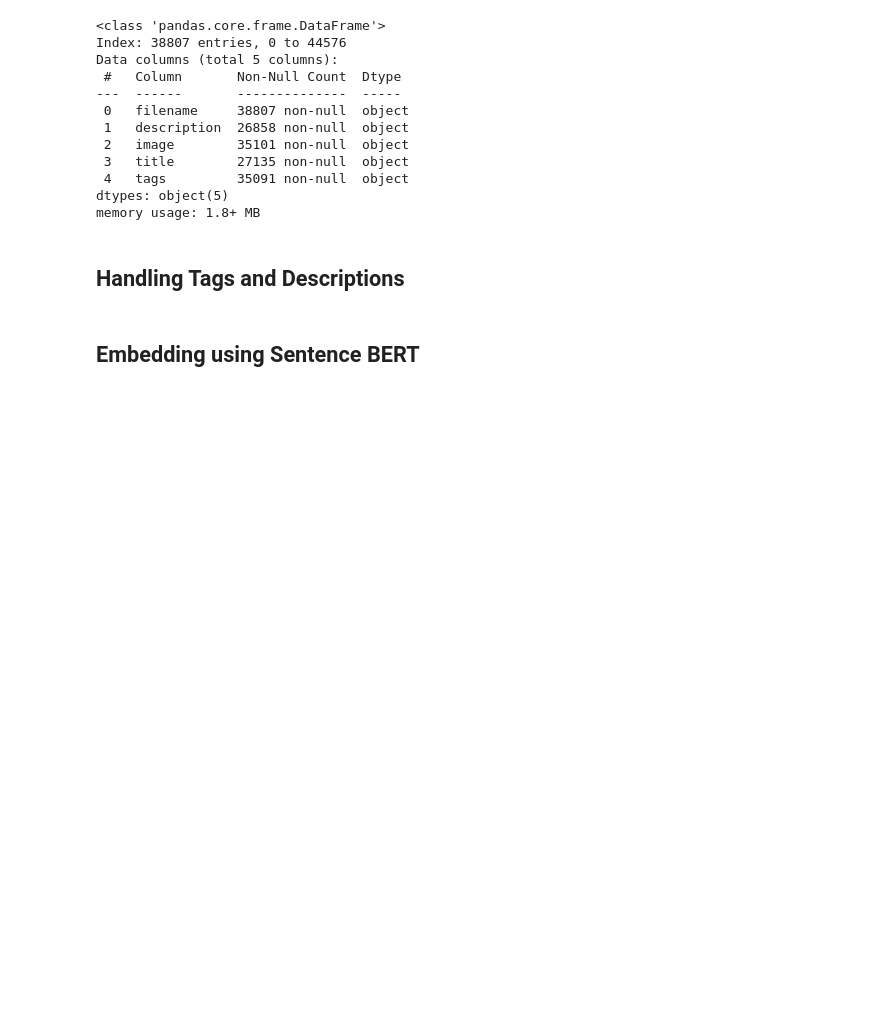
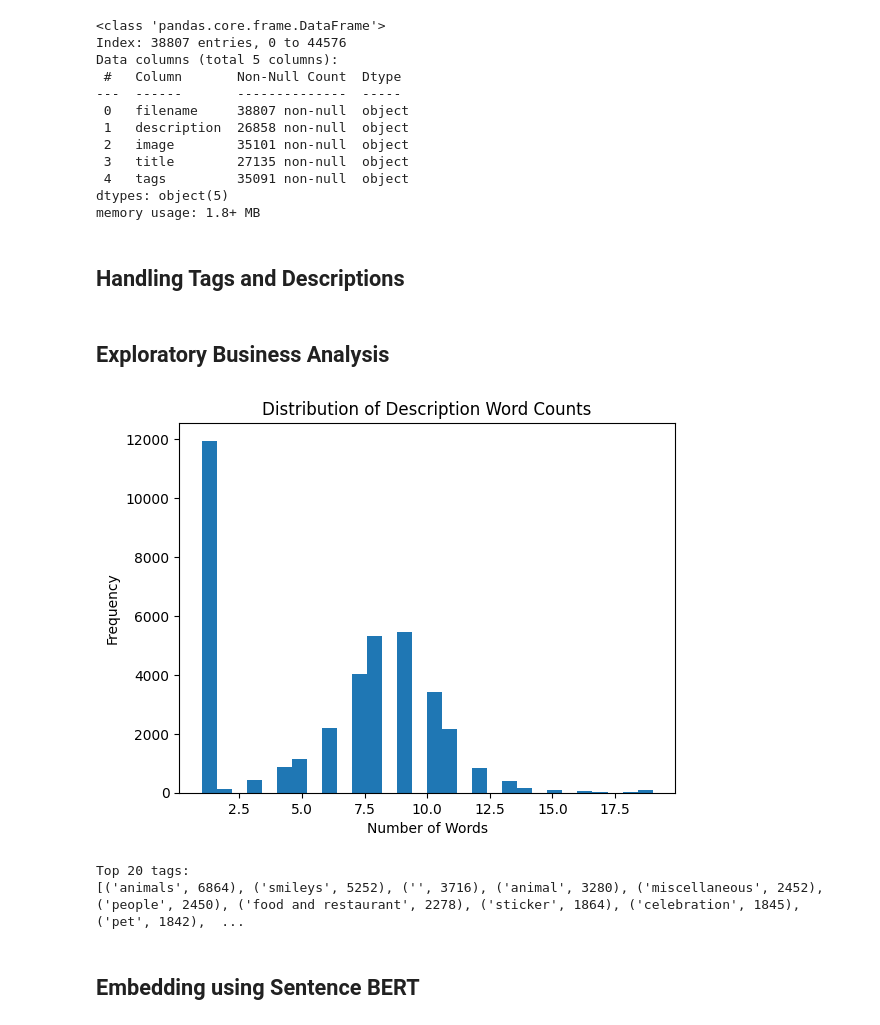
Before and after one commit to LCM-W25-3035/EmojiGen, a Jupyter notebook: Notebooks/Sticker_Text_Preprocessing.ipynb, the cells around one changed output. Cells and saved outputs as stored; diff of their text form; code cells hidden in the pictures; blank space fills up the shorter version.

Commit message:
Did business analysis to check the distribution of description word count and frequently used tags.

```diff
--- a/Notebooks/Sticker_Text_Preprocessing.ipynb
+++ b/Notebooks/Sticker_Text_Preprocessing.ipynb
@@ -173,6 +176,31 @@ def merge_descriptions(row):
 
 # Apply the function to each row
 final_df['merged_description'] = final_df.apply(merge_descriptions, axis=1)
+# %% [markdown]
+## Exploratory Business Analysis
+# %%
+# Text Length Distribution
+final_df["desc_length"] = final_df["description"].apply(lambda x: len(str(x).split()))
+
+plt.hist(final_df["desc_length"], bins=30)
+plt.title("Distribution of Description Word Counts")
+plt.xlabel("Number of Words")
+plt.ylabel("Frequency")
+plt.show()
+# %% [output]
+[figure, added]
+# %%
+# Tag Frequency Analysis
+tag_list = final_df['tags'].dropna().apply(lambda x: [tag.strip() for tag in x.split(",")])
+all_tags = [tag for sublist in tag_list for tag in sublist]
+
+top_tags = Counter(all_tags).most_common(20)
+
+print("Top 20 tags:")
+print(top_tags)
+# %% [output]
+Top 20 tags:
+[('animals', 6864), ('smileys', 5252), ('', 3716), ('animal', 3280), ('miscellaneous', 2452), ('people', 2450), ('food and restaurant', 2278), ('sticker', 1864), ('celebration', 1845), ('pet', 1842),  ...
 # %% [markdown]
 ## Embedding using Sentence BERT
 # %%
```
Also changed, not shown: parts of 1 cell of this notebook.
